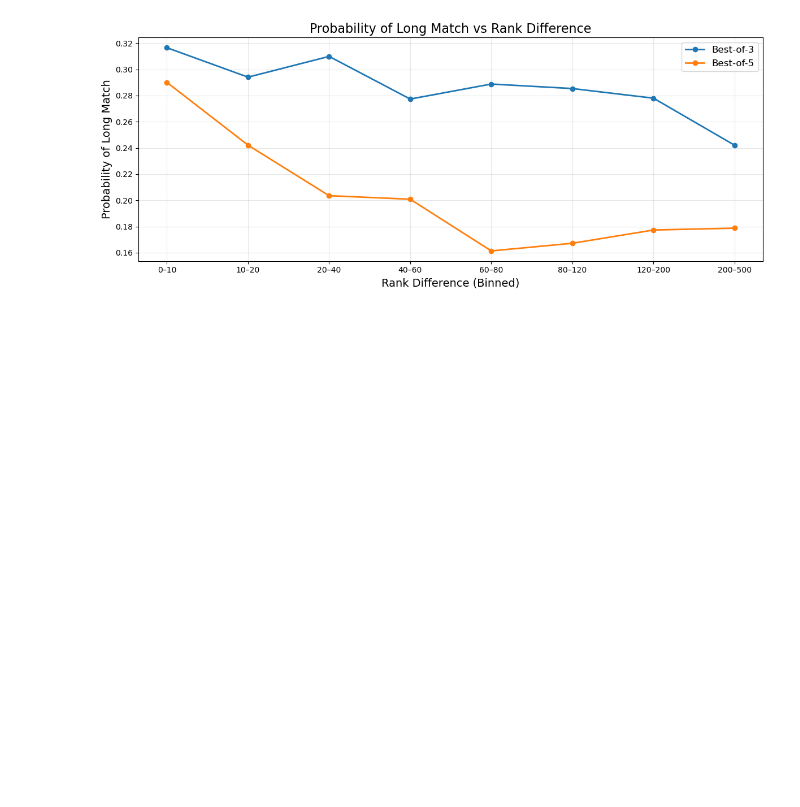
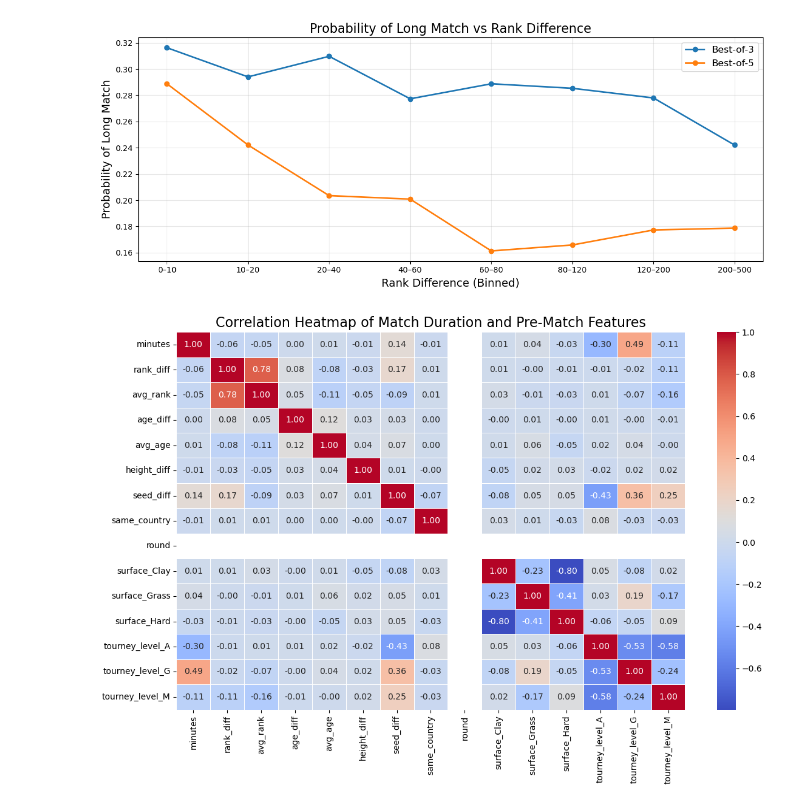
Before and after one commit to valipieri/DSF-projekt-, a Jupyter notebook: DSF/dsf_project_two.ipynb, the cells around one changed output. Saved outputs shown, nothing was run; the diff lists cells and outputs as text; code cells hidden in the pictures; blank space fills up the shorter version.

```diff
--- a/DSF/dsf_project_two.ipynb
+++ b/DSF/dsf_project_two.ipynb
@@ -481,3 +481,45 @@ plt.tight_layout()
 plt.show()
 # %% [output]
 [figure]
+# %%
+# ======================================
+# Correlation Heatmap (Main Features)
+# ======================================
+
+import seaborn as sns
+import matplotlib.pyplot as plt
+
+# Select only numeric columns (model features + target)
+corr_features = [
+    "minutes",
+    "rank_diff", "avg_rank",
+    "age_diff", "avg_age",
+    "height_diff",
+    "seed_diff",
+    "same_country",
+    "round",
+    "surface_Clay", "surface_Grass", "surface_Hard",
+    "tourney_level_A", "tourney_level_G", "tourney_level_M"
+]
+
+# Filter existing columns only (avoid KeyErrors)
+corr_features = [c for c in corr_features if c in df.columns]
+
+# Compute correlation matrix
+corr_matrix = df[corr_features].corr()
+
+# Plot heatmap
+plt.figure(figsize=(12, 8))
+sns.heatmap(
+    corr_matrix,
+    annot=True,
+    cmap="coolwarm",
+    linewidths=0.5,
+    fmt=".2f"
+)
+
+plt.title("Correlation Heatmap of Match Duration and Pre-Match Features", fontsize=16)
+plt.tight_layout()
+plt.show()
+# %% [output]
+[figure, added]
```
Also changed, not shown: parts of 8 cells of this notebook.
